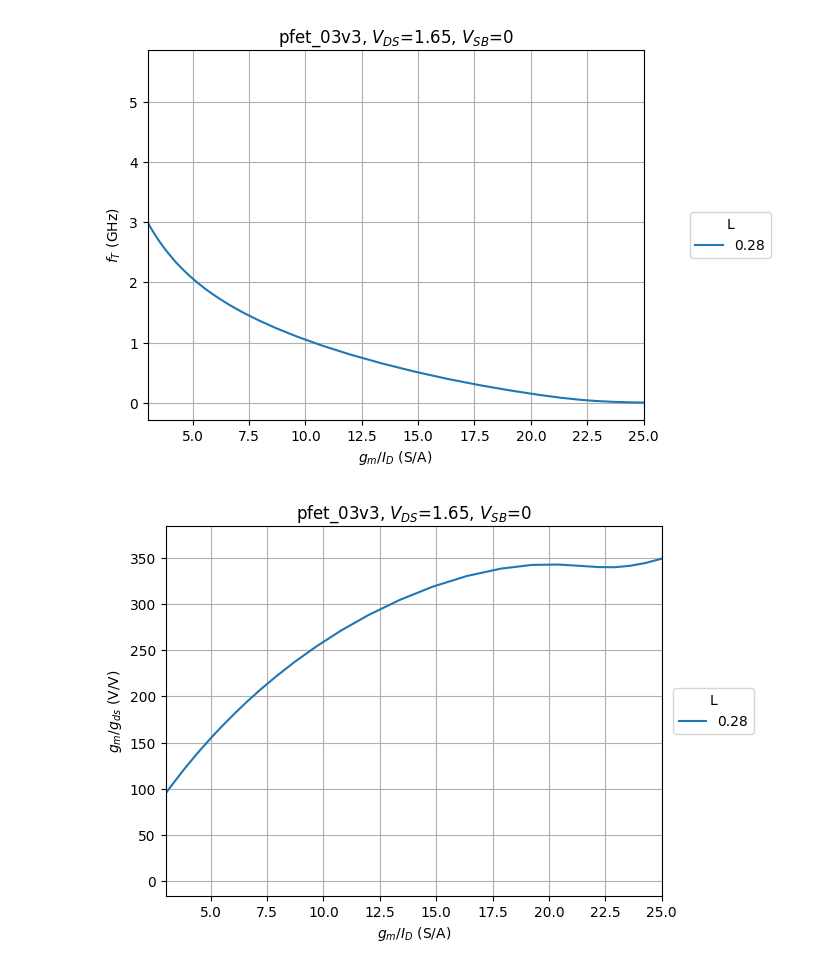
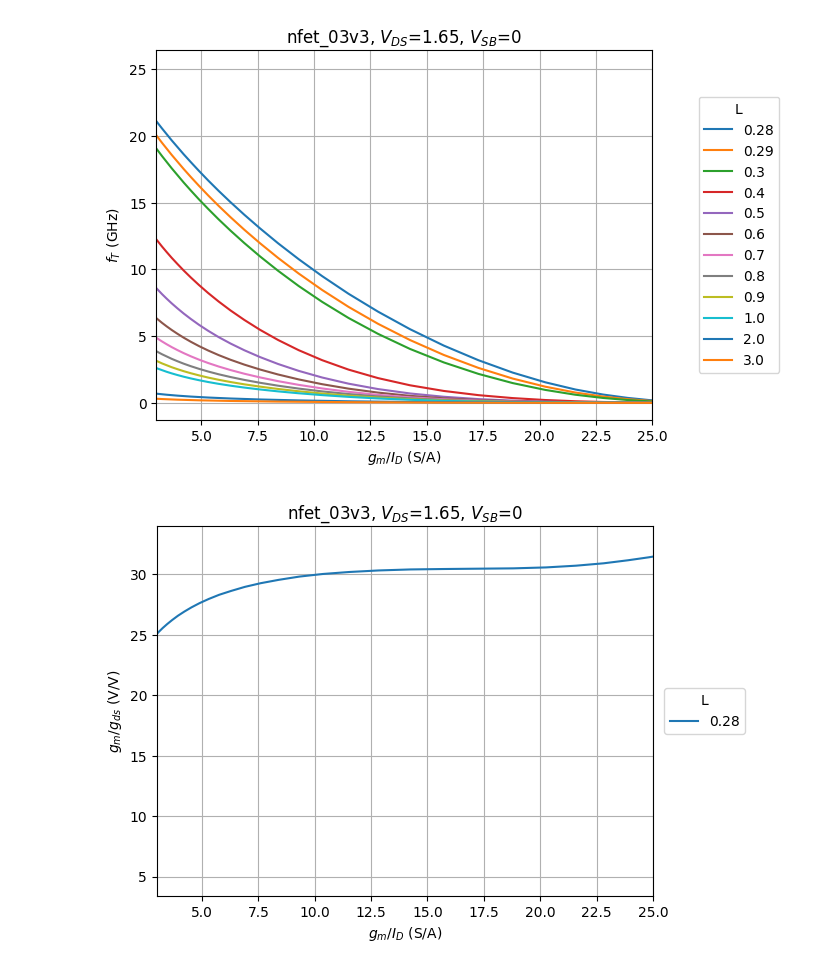
Before and after one commit to xavierjlee0/xdac_chipathon2025, a Jupyter notebook: docs/technology/designnotes/techsweep_plots_from_mat.ipynb, the cells around one changed output. Saved outputs shown, nothing was run; the diff lists cells and outputs as text; code cells hidden in the pictures.

```diff
--- a/docs/technology/designnotes/techsweep_plots_from_mat.ipynb
+++ b/docs/technology/designnotes/techsweep_plots_from_mat.ipynb
@@ -4,7 +4,7 @@ import scipy.constants as sc
 import matplotlib.pyplot as plt
 from pygmid import Lookup as lk
 # %%
-choice = 1  #start from 0
+choice = 0  #start from 0
 devices = ['nfet_03v3', 'pfet_03v3']
 fet = lk(''+devices[choice]+'.mat')
 # %%
@@ -66,21 +68,21 @@ plt.show()
 # %%
 # plot fT versus gm/ID for all L
 VDS2=0.9; VSB2=0
-le=l[4]
+le=l[0]
 gm_id2 = fet.lookup('GM_ID', L=le, VDS=VDS1, VSB=VSB1)
-ft2 = fet.lookup('GM_CGG', L=le, VDS=VDS1, VSB=VSB1)/2/np.pi
+ft2 = fet.lookup('GM_CGG', L=l, VDS=VDS1, VSB=VSB1)/2/np.pi
 
 fig, ax = plt.subplots()
 ax.plot(gm_id2.transpose(), ft2.transpose()/1e9)
 ax.legend(loc='center right', bbox_to_anchor=(1.27, 0.5), title='L', labels=l.tolist())
 plt.xlim(3, 25)
 plt.xlabel('$g_m/I_D$ (S/A)')
 plt.ylabel('$f_T$ (GHz)')
 plt.title(devices[choice]+', $V_{DS}$='+str(VDS1)+', $V_{SB}$='+str(VSB1))
 plt.grid()
 plt.show()
 # %% [output]
-[figure, old version]
+[figure, new version]
 # %%
 # plot gm/gds versus gm/ID for all L
 gm_gds2 = fet.lookup('GM_GDS', L=le, VDS=VDS1, VSB=VSB1)
@@ -95,7 +97,7 @@ plt.title(devices[choice]+', $V_{DS}$='+str(VDS1)+', $V_{SB}$='+str(VSB1))
 plt.grid()
 plt.show()
 # %% [output]
-[figure, old version]
+[figure, new version]
 # %%
 # plot jd versus gm/ID for all L
 jd2 = fet.lookup('ID_W', L=le, VDS=VDS1, VSB=VSB1)/1e-6
```
Also changed, not shown: parts of 7 cells of this notebook, 15 other files.
